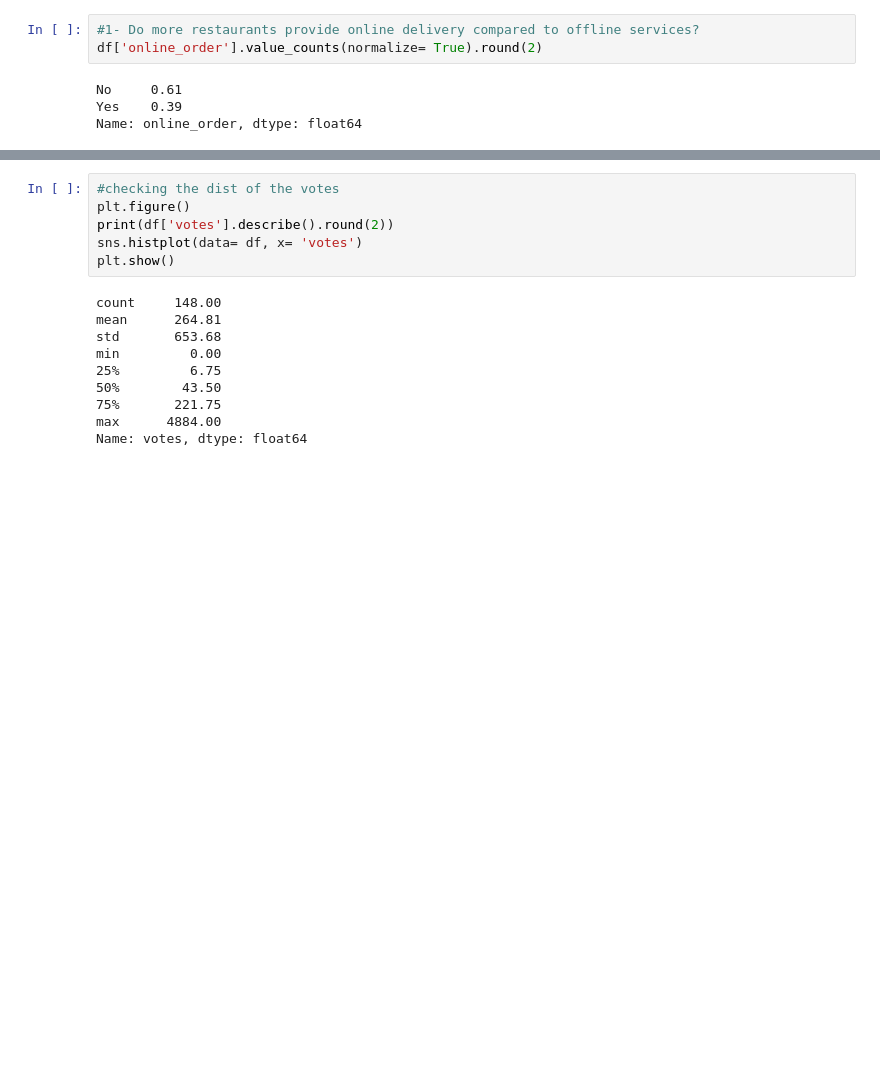
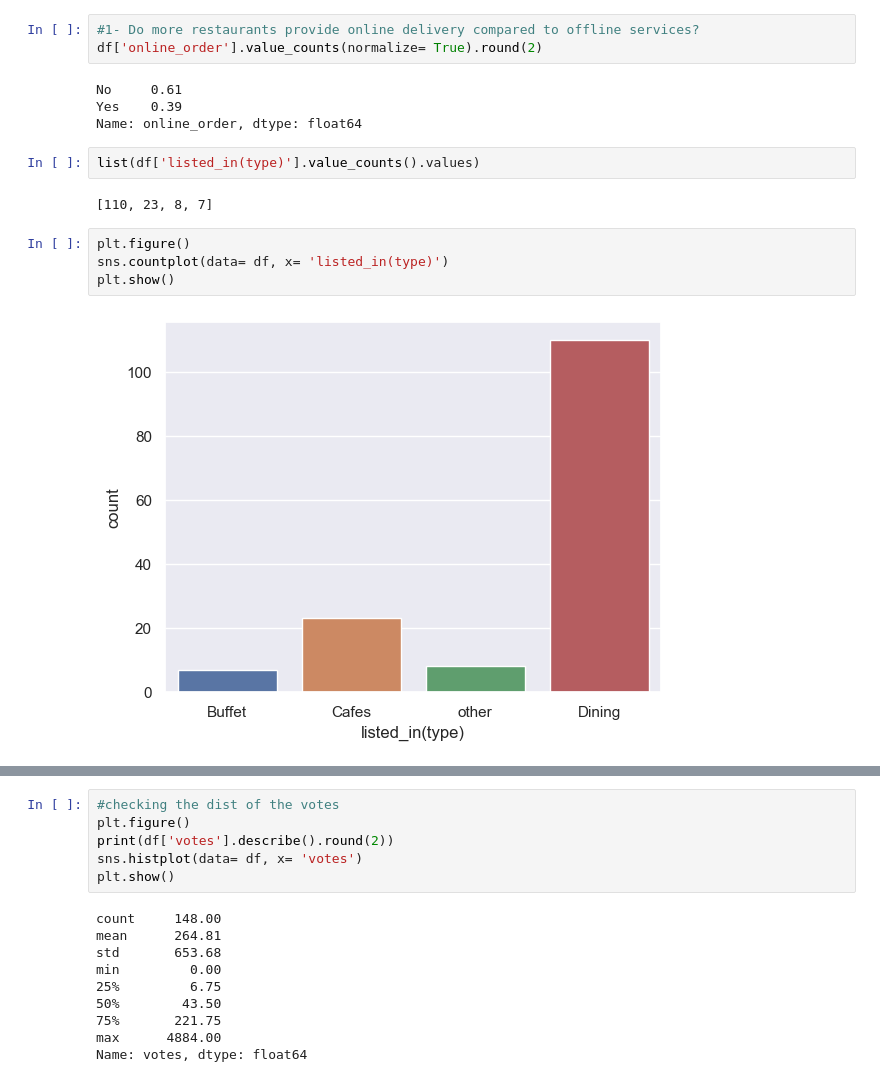
Before and after one commit to ethanhopkins101/DataScience-Projects, a Jupyter notebook: data_analysis/zomato_data/zomato_data.ipynb, the cells around one changed output, grey strips where cells are left out. Drawn from its saved outputs; the diff is of its cells as text; blank space fills up the shorter version.

Commit message:
analysing the zomato data set extensively

```diff
--- a/data_analysis/zomato_data/zomato_data.ipynb
+++ b/data_analysis/zomato_data/zomato_data.ipynb
@@ -74,3 +74,13 @@ df['online_order'].value_counts(normalize= True).round(2)
 No     0.61
 Yes    0.39
 Name: online_order, dtype: float64
+# %%
+list(df['listed_in(type)'].value_counts().values)
+# %% [output]
+[110, 23, 8, 7]
+# %%
+plt.figure()
+sns.countplot(data= df, x= 'listed_in(type)')
+plt.show()
+# %% [output]
+[figure, added]
```
Also changed, not shown: parts of 8 cells of this notebook.
